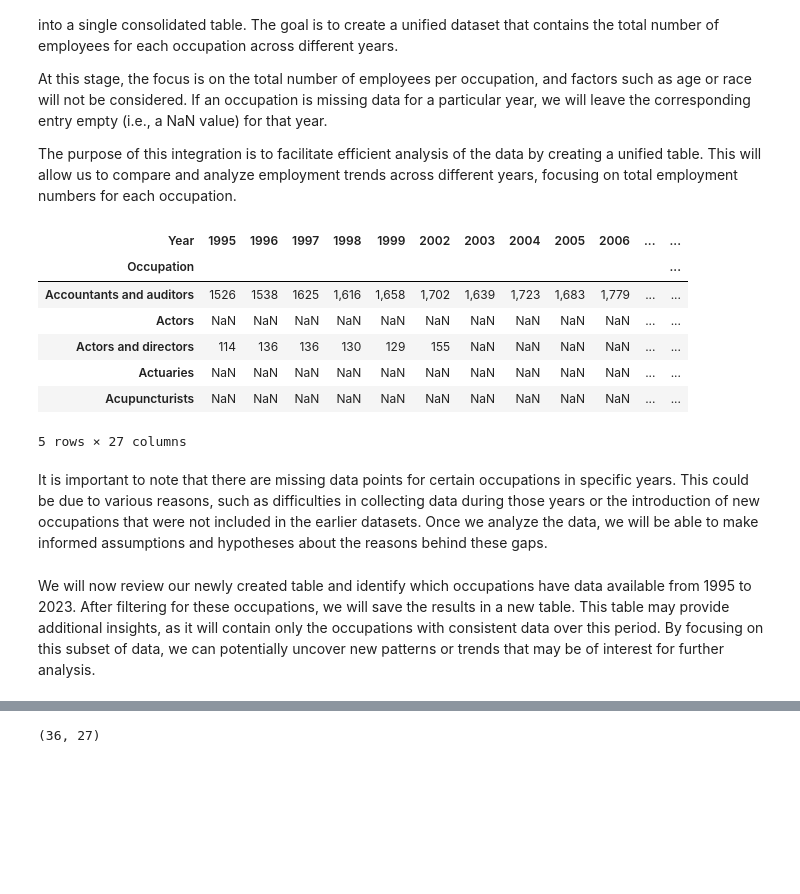
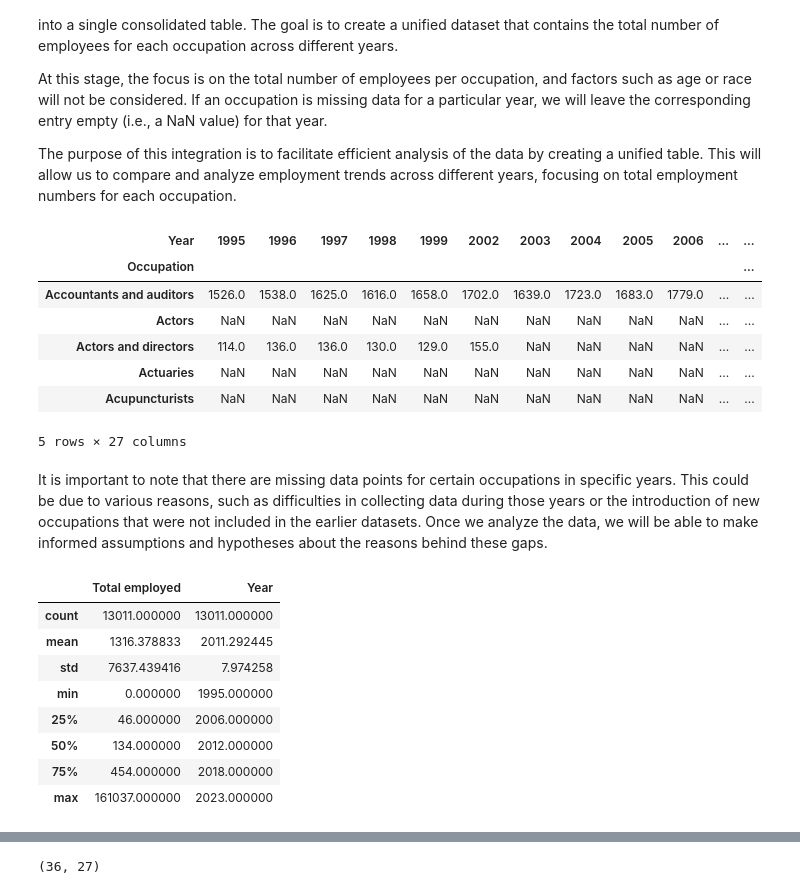
Before and after one commit to edenTamari/job-market-analysis-data-science-project, a Jupyter notebook: Data Science Project.ipynb, the cells around one changed output, grey strips where cells are left out. Saved outputs shown, nothing was run; the diff lists cells and outputs as text; code cells hidden in the pictures; blank space fills up the shorter version.

```diff
--- a/Data Science Project.ipynb
+++ b/Data Science Project.ipynb
@@ -136,61 +147,77 @@ At this stage, the focus is on the total number of employees per occupation, and
 The purpose of this integration is to facilitate efficient analysis of the data by creating a unified table. This will allow us to compare and analyze employment trends across different years, focusing on total employment numbers for each occupation.
 # %%
 # Define the folder path containing the Excel files
-folder_path = (r"C:\Users\etamari1\Downloads\datasets\Employed")
-#print("Files in folder:", os.listdir(folder_path))
+folder_path = r"C:\Users\etamari1\Downloads\datasets\Employed"
 
 # List to store processed data from each file
 all_data = []
 
 # Loop through all files in the folder
 for filename in os.listdir(folder_path):
-    # Check if the file matches the expected naming pattern and is an Excel file
     if filename.startswith("cpsaat11b_") and filename.endswith(".xlsx"):
         file_path = os.path.join(folder_path, filename)
 
         # Extract the year from the filename
         year = filename.split("_")[-1].split(".")[0]
 
         # Read the Excel file into a DataFrame
         df = pd.read_excel(file_path)
 
         # Check if required columns exist in the DataFrame
         if 'Occupation' in df.columns and 'Total employed' in df.columns:
-            # Select only the relevant columns
             df_filtered = df[['Occupation', 'Total employed']].copy()
 
             # Remove empty rows
             df_filtered.dropna(inplace=True)
 
+            # Convert 'Total employed' to float (removing commas)
+            df_filtered['Total employed'] = df_filtered['Total employed'].astype(str).str.replace(',', '')
+            df_filtered['Total employed'] = pd.to_numeric(df_filtered['Total employed'], errors='coerce')
+
             # Add a new column for the year
-            df_filtered['Year'] = year
+            df_filtered['Year'] = int(year)  # Convert year to integer
 
             # Append the processed DataFrame to the list
             all_data.append(df_filtered)
 
 # Concatenate all processed data into a single DataFrame
 final_df = pd.concat(all_data, ignore_index=True)
 
 # Create a pivot table to organize data by occupation and year
 pivot_table = final_df.pivot_table(
-    index='Occupation',  # Rows will be indexed by 'Occupation'
-    columns='Year',  # Columns will represent years
-    values='Total employed',  # Values in the table will come from 'Total employed'
-    aggfunc='first'  # Take the first value for each Occupation-Year pair
+    index='Occupation',
+    columns='Year',
+    values='Total employed',
+    aggfunc='first'
 )
+#pivot_table.reset_index(inplace=True)
+# Ensure all values are float
+pivot_table = pivot_table.astype(float)
 
+# Save the cleaned dataset
 #pivot_table.to_csv("aggregated_employment_data.csv")
+
 pivot_table.head()
 # %% [output]
 | Year | 1995 | 1996 | 1997 | 1998 | 1999 | 2002 | 2003 | 2004 | 2005 | 2006 | ... | ... |
 | Occupation |  |  |  |  |  |  |  |  |  |  |  | ... |
-| Accountants and auditors | 1526 | 1538 | 1625 | 1,616 | 1,658 | 1,702 | 1,639 | 1,723 | 1,683 | 1,779 | ... | ... |
+| Accountants and auditors | 1526.0 | 1538.0 | 1625.0 | 1616.0 | 1658.0 | 1702.0 | 1639.0 | 1723.0 | 1683.0 | 1779.0 | ... | ... |
 | Actors | NaN | NaN | NaN | NaN | NaN | NaN | NaN | NaN | NaN | NaN | ... | ... |
-| Actors and directors | 114 | 136 | 136 | 130 | 129 | 155 | NaN | NaN | NaN | NaN | ... | ... |
+| Actors and directors | 114.0 | 136.0 | 136.0 | 130.0 | 129.0 | 155.0 | NaN | NaN | NaN | NaN | ... | ... |
 | Actuaries | NaN | NaN | NaN | NaN | NaN | NaN | NaN | NaN | NaN | NaN | ... | ... |
 | Acupuncturists | NaN | NaN | NaN | NaN | NaN | NaN | NaN | NaN | NaN | NaN | ... | ... |
 5 rows × 27 columns
-# %% [markdown]
-It is important to note that there are missing data points for certain occupations in specific years. This could be due to various reasons, such as difficulties in collecting data during those years or the introduction of new occupations that were not included in the earlier datasets. Once we analyze the data, we will be able to make informed assumptions and hypotheses about the reasons behind these gaps.
-# %% [markdown]
-We will now review our newly created table and identify which occupations have data available from 1995 to 2023. After filtering for these occupations, we will save the results in a new table. This table may provide additional insights, as it will contain only the occupations with consistent data over this period. By focusing on this subset of data, we can potentially uncover new patterns or trends that may be of interest for further analysis.
+# %% [markdown]
+It is important to note that there are missing data points for certain occupations in specific years. This could be due to various reasons, such as difficulties in collecting data during those years or the introduction of new occupations that were not included in the earlier datasets. Once we analyze the data, we will be able to make informed assumptions and hypotheses about the reasons behind these gaps.
+# %%
+final_df.describe()
+# %% [output]
+|  | Total employed | Year |
+| count | 13011.000000 | 13011.000000 |
+| mean | 1316.378833 | 2011.292445 |
+| std | 7637.439416 | 7.974258 |
+| min | 0.000000 | 1995.000000 |
+| 25% | 46.000000 | 2006.000000 |
+| 50% | 134.000000 | 2012.000000 |
+| 75% | 454.000000 | 2018.000000 |
+| max | 161037.000000 | 2023.000000 |
```
Also changed, not shown: parts of 26 cells of this notebook.
